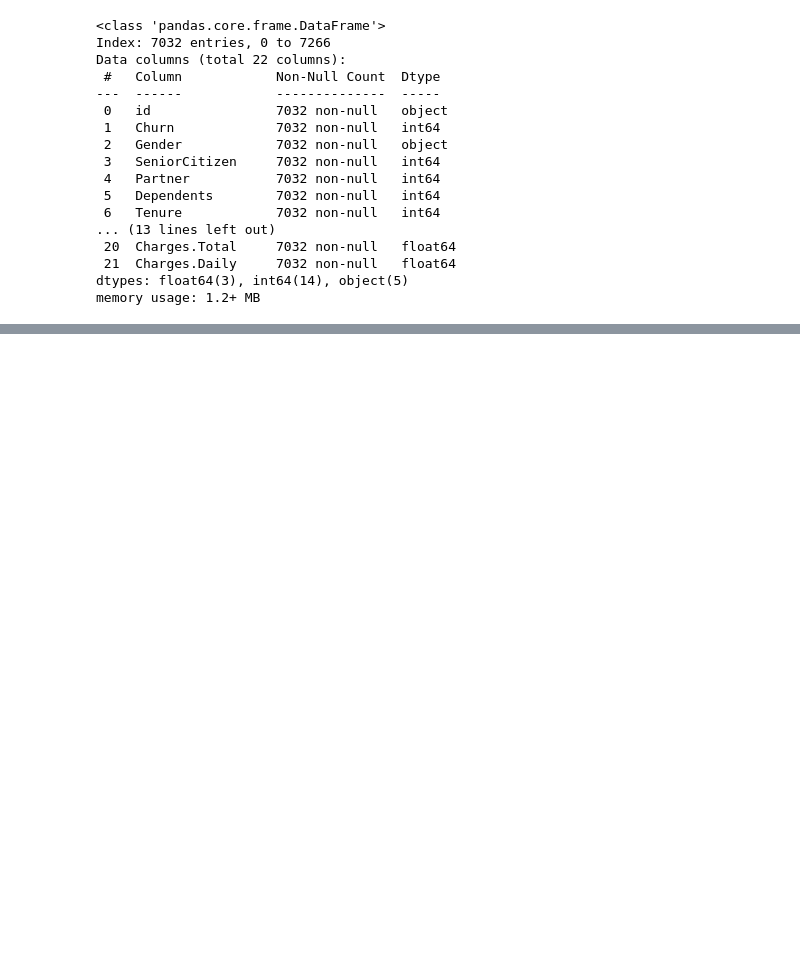
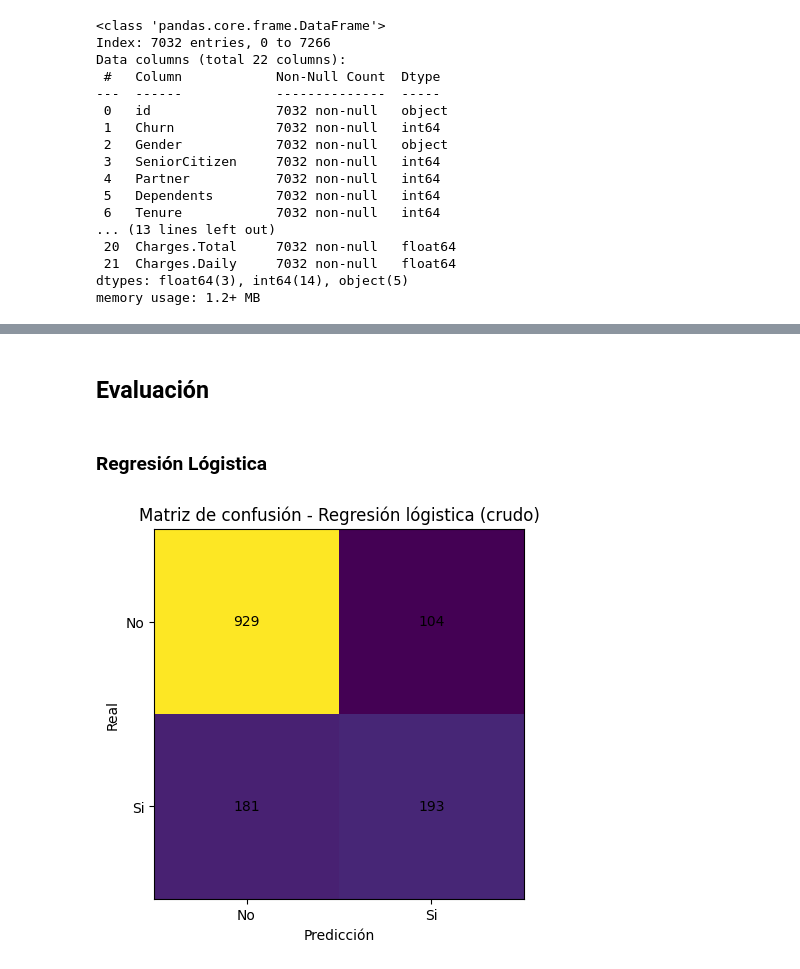
Before and after one commit to nikovido/telecomx-churnprediction-alura-one, a Jupyter notebook: TelecomX_parte2_proyecto_Alura_ONE_G9.ipynb, the cells around one changed output, grey strips where cells are left out. Cells and saved outputs as stored; diff of their text form; code cells hidden in the pictures; blank space fills up the shorter version.

```diff
--- a/TelecomX_parte2_proyecto_Alura_ONE_G9.ipynb
+++ b/TelecomX_parte2_proyecto_Alura_ONE_G9.ipynb
@@ -501,0 +748,11 @@ memory usage: 1.2+ MB
+# %%
+# 3. Aplicar ONe_hot para columnas categoricas (con pandas)
+
+# Aplicar ONe hot con pandas dummies en entreno
+X_train = pd.get_dummies(X_train, drop_first=True)
+
+# Aplicar ONE hoy con pandas dummies en test
+X_test = pd.get_dummies(X_test, drop_first=True)
+
+# verificar que entreno y test tengan mismas columnas
+X_train, X_test = X_train.align(X_test, join='outer', axis=1, fill_value=0)
@@ -501,0 +825,12 @@ memory usage: 1.2+ MB
+# %%
+# Modelo crudo
+
+from sklearn.linear_model import LogisticRegression
+from sklearn.metrics import classification_report
+
+lr_model = LogisticRegression(max_iter=1000, random_state=42)
+lr_model.fit(X_train, y_train)
+
+y_pred_lr_raw = lr_model.predict(X_test)
+
+print(classification_report(y_test, y_pred_lr_raw))
@@ -501,0 +906,28 @@ memory usage: 1.2+ MB
+# %% [markdown]
+## Evaluación
+# %% [markdown]
+### Regresión Lógistica
+# %%
+# Regresión lógistica crudo
+
+from sklearn.metrics import confusion_matrix
+import numpy as np
+
+cm = confusion_matrix(y_test, y_pred_lr_raw)
+
+# Plot
+plt.figure()
+plt.imshow(cm)
+plt.title('Matriz de confusión - Regresión lógistica (crudo)')
+plt.xlabel('Predicción')
+plt.ylabel('Real')
+
+for i in range(cm.shape[0]):
+    for j in range(cm.shape[1]):
+        plt.text(j, i, cm[i, j], ha='center', va='center')
+
+plt.xticks([0,1], ['No', 'Si'])
+plt.yticks([0,1], ['No', 'Si'])
+plt.show();
+# %% [output]
+[figure, added]
```
Also changed, not shown: parts of 39 cells of this notebook.
